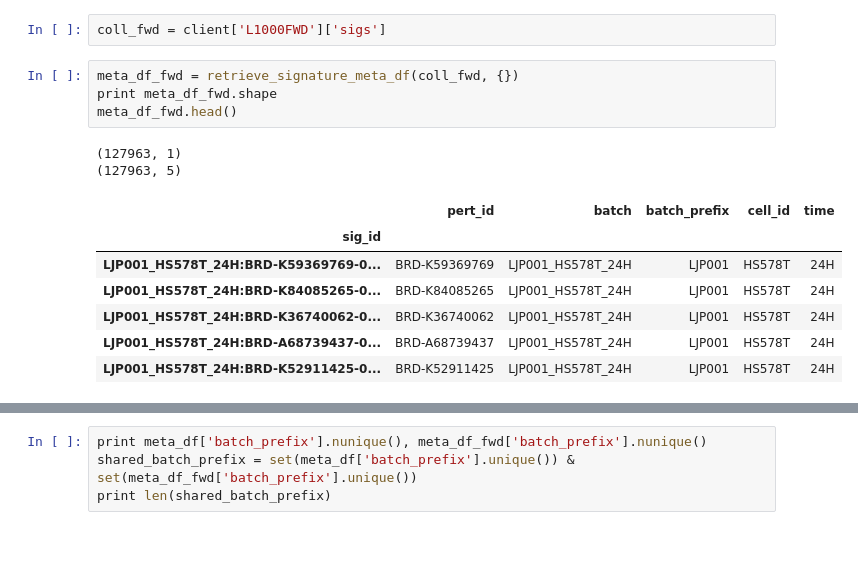
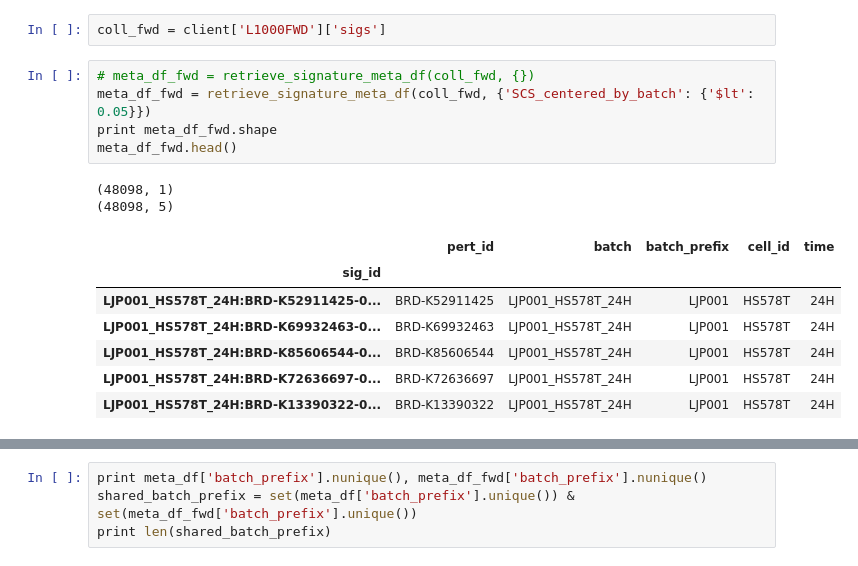
Before and after one commit to MaayanLab/L1000FWD, a Jupyter notebook: notebooks/Benchmark_connectivity2.ipynb, the cells around one changed output, grey strips where cells are left out. Drawn from its saved outputs; the diff is of its cells as text.

```diff
--- a/notebooks/Benchmark_connectivity2.ipynb
+++ b/notebooks/Benchmark_connectivity2.ipynb
@@ -227,19 +227,20 @@ meta_df.head()
 # %%
 coll_fwd = client['L1000FWD']['sigs']
 # %%
-meta_df_fwd = retrieve_signature_meta_df(coll_fwd, {})
+# meta_df_fwd = retrieve_signature_meta_df(coll_fwd, {})
+meta_df_fwd = retrieve_signature_meta_df(coll_fwd, {'SCS_centered_by_batch': {'$lt': 0.05}})
 print meta_df_fwd.shape
 meta_df_fwd.head()
 # %% [output]
-(127963, 1)
-(127963, 5)
+(48098, 1)
+(48098, 5)
 |  | pert_id | batch | batch_prefix | cell_id | time |
 | sig_id |  |  |  |  |  |
-| LJP001_HS578T_24H:BRD-K59369769-0... | BRD-K59369769 | LJP001_HS578T_24H | LJP001 | HS578T | 24H |
-| LJP001_HS578T_24H:BRD-K84085265-0... | BRD-K84085265 | LJP001_HS578T_24H | LJP001 | HS578T | 24H |
-| LJP001_HS578T_24H:BRD-K36740062-0... | BRD-K36740062 | LJP001_HS578T_24H | LJP001 | HS578T | 24H |
-| LJP001_HS578T_24H:BRD-A68739437-0... | BRD-A68739437 | LJP001_HS578T_24H | LJP001 | HS578T | 24H |
 | LJP001_HS578T_24H:BRD-K52911425-0... | BRD-K52911425 | LJP001_HS578T_24H | LJP001 | HS578T | 24H |
+| LJP001_HS578T_24H:BRD-K69932463-0... | BRD-K69932463 | LJP001_HS578T_24H | LJP001 | HS578T | 24H |
+| LJP001_HS578T_24H:BRD-K85606544-0... | BRD-K85606544 | LJP001_HS578T_24H | LJP001 | HS578T | 24H |
+| LJP001_HS578T_24H:BRD-K72636697-0... | BRD-K72636697 | LJP001_HS578T_24H | LJP001 | HS578T | 24H |
+| LJP001_HS578T_24H:BRD-K13390322-0... | BRD-K13390322 | LJP001_HS578T_24H | LJP001 | HS578T | 24H |
 # %%
 print meta_df['batch'].nunique(), meta_df_fwd['batch'].nunique()
 # %% [output]
```
Also changed, not shown: parts of 20 cells of this notebook.
